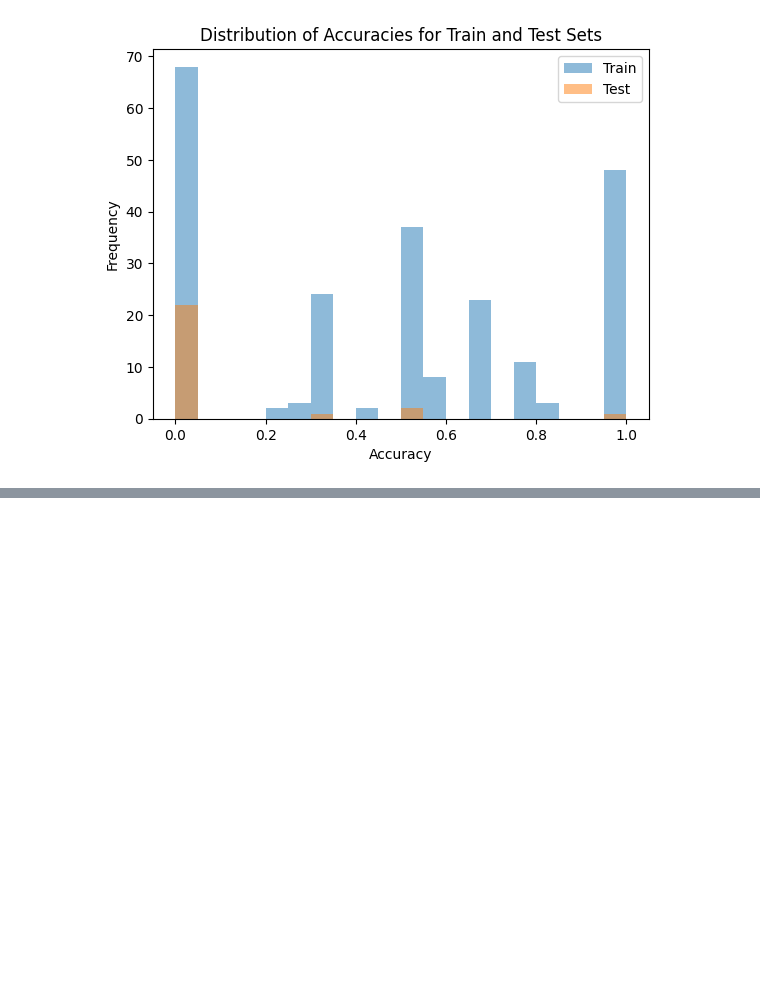
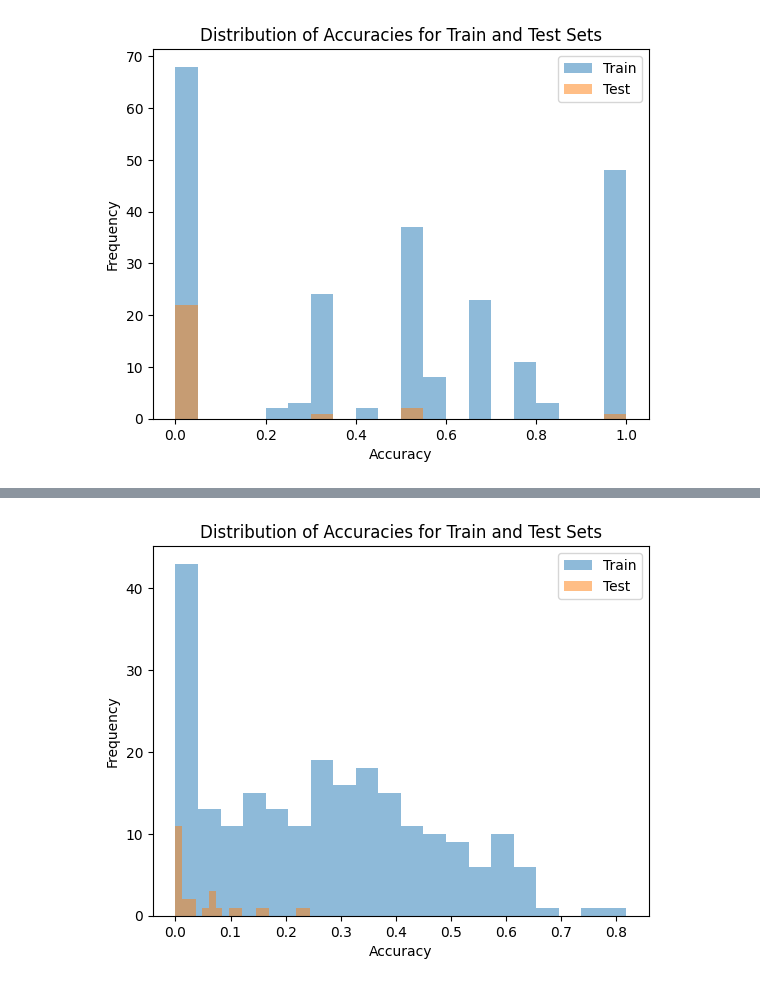
Before and after one commit to eoghanjmckenna/makemore, a Jupyter notebook: notebooks/ideal_income_prediction.ipynb, the cells around one changed output, grey strips where cells are left out. Saved outputs shown, nothing was run; the diff lists cells and outputs as text; code cells hidden in the pictures; blank space fills up the shorter version.

Commit message:
128 context length gas data

```diff
--- a/notebooks/ideal_income_prediction.ipynb
+++ b/notebooks/ideal_income_prediction.ipynb
@@ -809,0 +984,57 @@ plt.show()
+# %%
+# Initialize a list to store the results
+results = []
+
+# Iterate over all unique household ids
+for household_id in joined['household_id'].unique():
+    # print(household_id)
+    # Get the data for the current household
+    household_idx = joined[joined['household_id'] == household_id].index
+    actual_income = joined.loc[household_idx, 'income_band_cat'].unique()[0]
+    data_gas_household = joined.loc[household_idx, 'mean_rounded_gas_pulse'].copy()
+    data_gas_household.loc[data_gas_household < 0] = 0
+    data_gas_household.loc[data_gas_household > 100000] = np.nan
+    data_gas_household = data_gas_household.round(-1)
+    data_gas_household = data_gas_household.astype(str).replace('nan', '<M>')
+    context_gas = torch.tensor(encode_gas(data_gas_household), dtype=torch.long)
+    context_gas = context_gas.unsqueeze(0).to(device)
+
+    # Generate the income band predictions
+    income_band_preds = m.generate(context_gas)
+    classifications = decode_income(income_band_preds.cpu().numpy().flatten())
+
+    # Calculate the accuracy
+    correct_predictions = sum(c == actual_income for c in classifications)
+    accuracy = correct_predictions / len(classifications)
+
+    # Check if the household id is in the train or test set
+    set_type = 'train' if household_id in train_ids else 'test'
+
+    # Append the results for the current household to the results list
+    results.append([household_id, actual_income, accuracy, set_type])
+
+# Convert the results list to a DataFrame
+results_df = pd.DataFrame(results, columns=['household_id', 'actual_income', 'accuracy', 'set_type'])
+
+# Get the accuracies for the train and test sets
+train_accuracies = results_df[results_df['set_type'] == 'train']['accuracy']
+test_accuracies = results_df[results_df['set_type'] == 'test']['accuracy']
+
+# Create a histogram of the train accuracies
+plt.hist(train_accuracies, bins=20, alpha=0.5, label='Train')
+
+# Create a histogram of the test accuracies
+plt.hist(test_accuracies, bins=20, alpha=0.5, label='Test')
+
+# Add a legend
+plt.legend(loc='upper right')
+
+# Add labels and a title
+plt.xlabel('Accuracy')
+plt.ylabel('Frequency')
+plt.title('Distribution of Accuracies for Train and Test Sets')
+
+# Show the plot
+plt.show()
+# %% [output]
+[figure, added]
```
Also changed, not shown: parts of 23 cells of this notebook.
